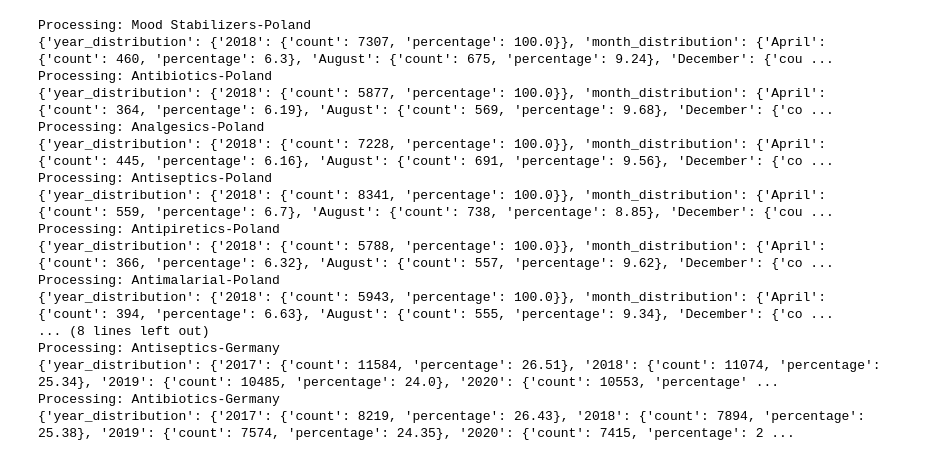
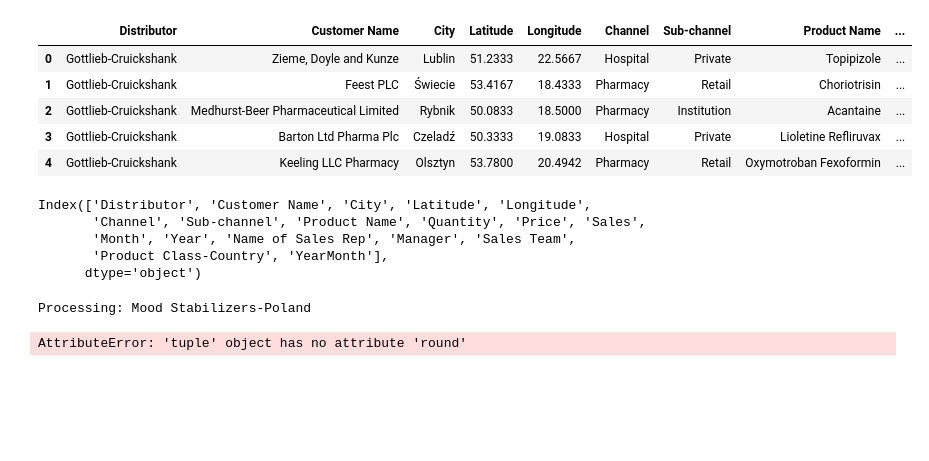
Before and after one commit to RTRTYZAQ/7102Project-Group1.4, a Jupyter notebook: data_analysis/data_analysis_new.ipynb, the cells around one changed output. Saved outputs shown, nothing was run; the diff lists cells and outputs as text; code cells hidden in the pictures; blank space fills up the shorter version.

Commit message:
[modify]update data analysis

```diff
--- a/data_analysis/data_analysis_new.ipynb
+++ b/data_analysis/data_analysis_new.ipynb
@@ -375,29 +485,59 @@ data.head()
+# %%
+# 数据读取与预处理
+data = pd.read_csv('../data/Pharm Data_Data.csv')
+
+# 拼接Product Class和Country列
+data['Product Class-Country'] = data['Product Class'] + '-' + data['Country']
+data.drop(columns=['Product Class', 'Country'], inplace=True)
+
+# 拼接时间，转化为datetime
+month_mapping = {
+    'January': '01', 'Jan': '01',
+    'February': '02', 'Feb': '02',
+    'March': '03', 'Mar': '03',
+    'April': '04', 'Apr': '04',
+    'May': '05',
+    'June': '06', 'Jun': '06',
+    'July': '07', 'Jul': '07',
+    'August': '08', 'Aug': '08',
+    'September': '09', 'Sep': '09', 'Sept': '09',
+    'October': '10', 'Oct': '10',
+    'November': '11', 'Nov': '11',
+    'December': '12', 'Dec': '12'
+}
+data['Time'] = data['Year'].astype(str) + '-' + data['Month'].map(month_mapping)
+data['Time'] = pd.to_datetime(data['Time'])
+data['YearMonth'] = data['Time'].dt.to_period('M')
+data.drop(columns=['Time'], inplace=True)
+
+# 处理多余空格
+data['Distributor'] = data['Distributor'].str.strip()
+data['Customer Name'] = data['Customer Name'].str.strip()
+data.head()
+# %% [output]
+|  | Distributor | Customer Name | City | Latitude | Longitude | Channel | Sub-channel | Product Name | ... |
+| 0 | Gottlieb-Cruickshank | Zieme, Doyle and Kunze | Lublin | 51.2333 | 22.5667 | Hospital | Private | Topipizole | ... |
+| 1 | Gottlieb-Cruickshank | Feest PLC | Świecie | 53.4167 | 18.4333 | Pharmacy | Retail | Choriotrisin | ... |
+| 2 | Gottlieb-Cruickshank | Medhurst-Beer Pharmaceutical Limited | Rybnik | 50.0833 | 18.5000 | Pharmacy | Institution | Acantaine | ... |
+| 3 | Gottlieb-Cruickshank | Barton Ltd Pharma Plc | Czeladź | 50.3333 | 19.0833 | Hospital | Private | Lioletine Refliruvax | ... |
+| 4 | Gottlieb-Cruickshank | Keeling LLC Pharmacy | Olsztyn | 53.7800 | 20.4942 | Pharmacy | Retail | Oxymotroban Fexoformin | ... |
+# %%
+print(data.columns)
+# %% [output]
+Index(['Distributor', 'Customer Name', 'City', 'Latitude', 'Longitude',
+       'Channel', 'Sub-channel', 'Product Name', 'Quantity', 'Price', 'Sales',
+       'Month', 'Year', 'Name of Sales Rep', 'Manager', 'Sales Team',
+       'Product Class-Country', 'YearMonth'],
+      dtype='object')
 # %%
 for category in data['Product Class-Country'].unique():
     print(f'Processing: {category}')
-    if not os.path.exists(f'./analysis_result_{category}'):
-        os.makedirs(f'./analysis_result_{category}')
     category_data = data[data['Product Class-Country'] == category]
     analysis = Analysis(category_data)
     analysis_result = analysis.analyze_all()
     #print(analysis_result)
-    with open(f'./analysis_result_{category}/analysis_result_{category}.json', 'w') as f:
+    with open(f'analysis_result_{category}.json', 'w') as f:
         json.dump(analysis_result, f, indent=4)
 # %% [output]
 Processing: Mood Stabilizers-Poland
-{'year_distribution': {'2018': {'count': 7307, 'percentage': 100.0}}, 'month_distribution': {'April': {'count': 460, 'percentage': 6.3}, 'August': {'count': 675, 'percentage': 9.24}, 'December': {'cou ...
-Processing: Antibiotics-Poland
-{'year_distribution': {'2018': {'count': 5877, 'percentage': 100.0}}, 'month_distribution': {'April': {'count': 364, 'percentage': 6.19}, 'August': {'count': 569, 'percentage': 9.68}, 'December': {'co ...
-Processing: Analgesics-Poland
-{'year_distribution': {'2018': {'count': 7228, 'percentage': 100.0}}, 'month_distribution': {'April': {'count': 445, 'percentage': 6.16}, 'August': {'count': 691, 'percentage': 9.56}, 'December': {'co ...
-Processing: Antiseptics-Poland
-{'year_distribution': {'2018': {'count': 8341, 'percentage': 100.0}}, 'month_distribution': {'April': {'count': 559, 'percentage': 6.7}, 'August': {'count': 738, 'percentage': 8.85}, 'December': {'cou ...
-Processing: Antipiretics-Poland
-{'year_distribution': {'2018': {'count': 5788, 'percentage': 100.0}}, 'month_distribution': {'April': {'count': 366, 'percentage': 6.32}, 'August': {'count': 557, 'percentage': 9.62}, 'December': {'co ...
-Processing: Antimalarial-Poland
-{'year_distribution': {'2018': {'count': 5943, 'percentage': 100.0}}, 'month_distribution': {'April': {'count': 394, 'percentage': 6.63}, 'August': {'count': 555, 'percentage': 9.34}, 'December': {'co ...
-... (8 lines left out)
-Processing: Antiseptics-Germany
-{'year_distribution': {'2017': {'count': 11584, 'percentage': 26.51}, '2018': {'count': 11074, 'percentage': 25.34}, '2019': {'count': 10485, 'percentage': 24.0}, '2020': {'count': 10553, 'percentage' ...
-Processing: Antibiotics-Germany
-{'year_distribution': {'2017': {'count': 8219, 'percentage': 26.43}, '2018': {'count': 7894, 'percentage': 25.38}, '2019': {'count': 7574, 'percentage': 24.35}, '2020': {'count': 7415, 'percentage': 2 ...
+AttributeError: 'tuple' object has no attribute 'round'
```
Also changed, not shown: parts of 4 cells of this notebook, 12 other files.
